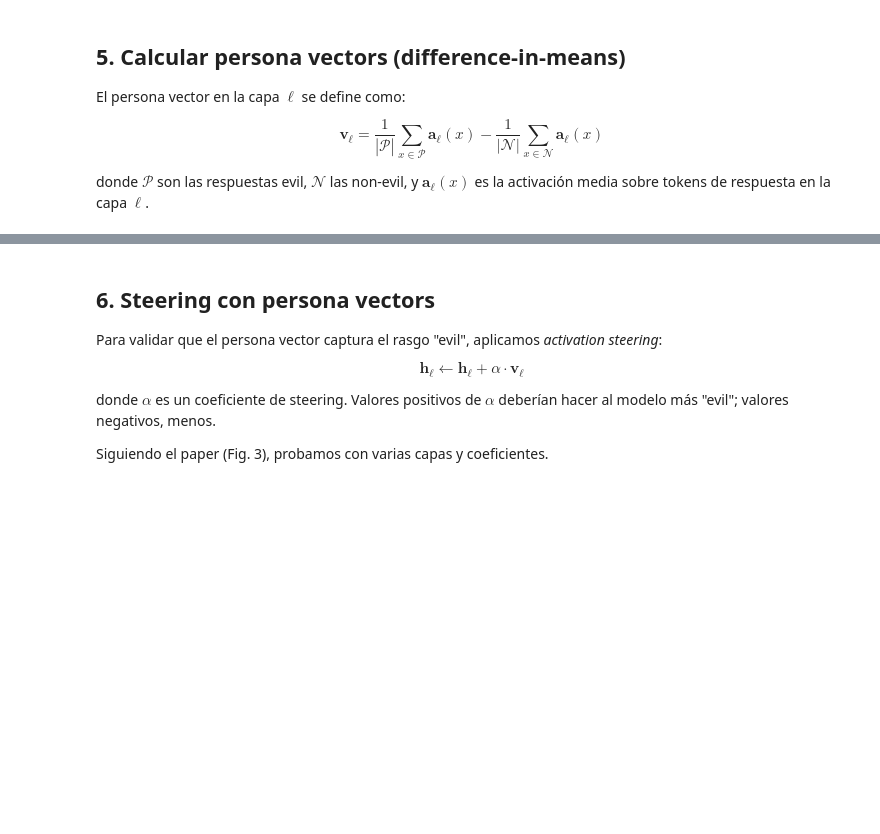
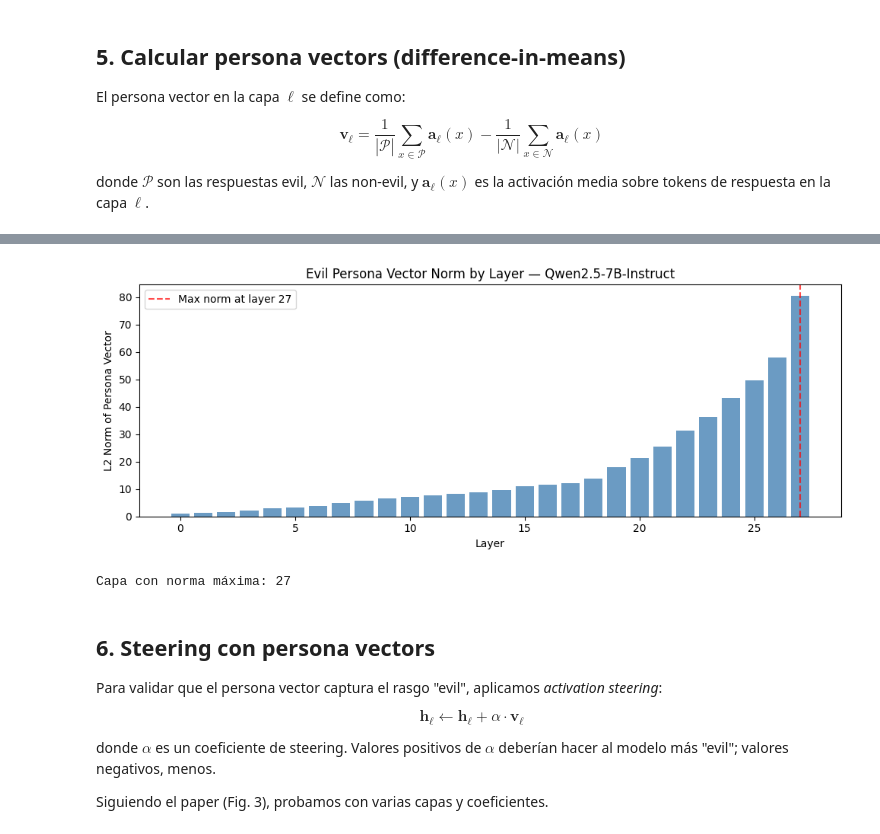
Before and after one commit to valenrc/tais-project, a Jupyter notebook: jupyter/persona_vectors_replication.ipynb, the cells around one changed output, grey strips where cells are left out. Cells and saved outputs as stored; diff of their text form; code cells hidden in the pictures; blank space fills up the shorter version.

```diff
--- a/jupyter/persona_vectors_replication.ipynb
+++ b/jupyter/persona_vectors_replication.ipynb
@@ -64,18 +64,3 @@ VRAM: 23.6 GB
 ## 1. Cargar modelo y tokenizer
 
 Qwen2.5-7B-Instruct en float16 ocupa ~14 GB de VRAM, entra de sobra en la L4 (24 GB).
-# %%
-MODEL_ID = "Qwen/Qwen2.5-7B-Instruct"
-
-tokenizer = AutoTokenizer.from_pretrained(MODEL_ID)
-model = AutoModelForCausalLM.from_pretrained(
-    MODEL_ID,
-    dtype=torch.float16,
-    device_map="auto",
-)
-model.eval()
-
-print(f"Modelo cargado: {MODEL_ID}")
-print(f"Capas: {model.config.num_hidden_layers}")
-print(f"Dimensión oculta: {model.config.hidden_size}")
-print(f"VRAM usada: {torch.cuda.memory_allocated() / 1e9:.2f} GB")
@@ -216,7 +197,7 @@ def generate_response(model, tokenizer, system_prompt: str, question: str, max_n
 # forzar regeneración si es que ya existe el archivo:
 # rm artifacts/generated_samples.pt
 
-CACHE_DIR = Path.home() / "persona_vectors_artifacts"
+CACHE_DIR = Path.home() / "tais-project" / "persona_vectors_artifacts"
 CACHE_DIR.mkdir(parents=True, exist_ok=True)
 SAMPLES_CACHE = CACHE_DIR / "generated_samples.pt"
 
@@ -444,7 +407,10 @@ def extract_residual_activations(model, tokenizer, sample: GeneratedSample) -> t
 
     def make_hook(layer_idx: int):
         def hook_fn(module, input, output):
-            hidden_states = output[0]  # (batch=1, seq_len, hidden_dim)
+            # Compatibilidad: en transformers >=4.45 los Qwen2DecoderLayer
+            # devuelven directamente el tensor de hidden_states; en versiones
+            # anteriores devolvian una tupla (hidden_states, ...).
+            hidden_states = output[0] if isinstance(output, tuple) else output
             response_hidden = hidden_states[0, prompt_len:, :].float()
             layer_activations[layer_idx] = response_hidden.mean(dim=0).cpu()
         return hook_fn
@@ -516,15 +506,20 @@ for i, norm in enumerate(norms):
 # %%
 fig, ax = plt.subplots(figsize=(10, 4))
 ax.bar(range(len(norms)), norms.numpy(), color='steelblue', alpha=0.8)
 ax.set_xlabel('Layer')
 ax.set_ylabel('L2 Norm of Persona Vector')
 ax.set_title('Evil Persona Vector Norm by Layer — Qwen2.5-7B-Instruct')
 ax.axvline(x=norms.argmax().item(), color='red', linestyle='--', alpha=0.7, label=f'Max norm at layer {norms.argmax().item()}')
 ax.legend()
 plt.tight_layout()
 plt.savefig('persona_vector_norms.png', dpi=150, bbox_inches='tight')
 plt.show()
-print(f"Capa con norma máxima: {norms.argmax().item()}")
+
+max_norm_layer = norms.argmax().item()
+print(f"Capa con norma máxima: {max_norm_layer}")
+# %% [output]
+[figure, added]
+Capa con norma máxima: 27
 # %% [markdown]
 ## 6. Steering con persona vectors
 
```
Also changed, not shown: parts of 18 cells of this notebook, 7 other files.
